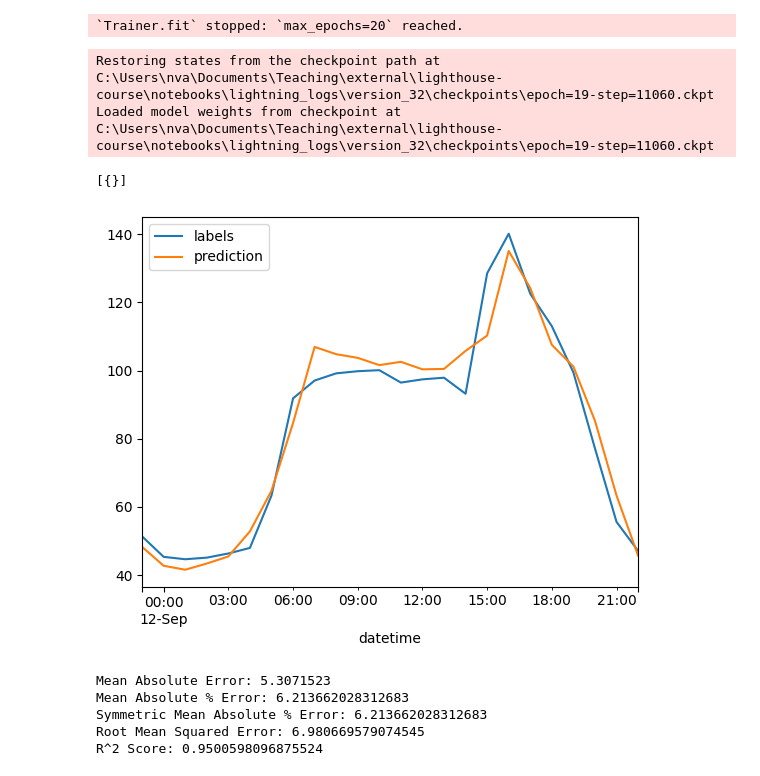
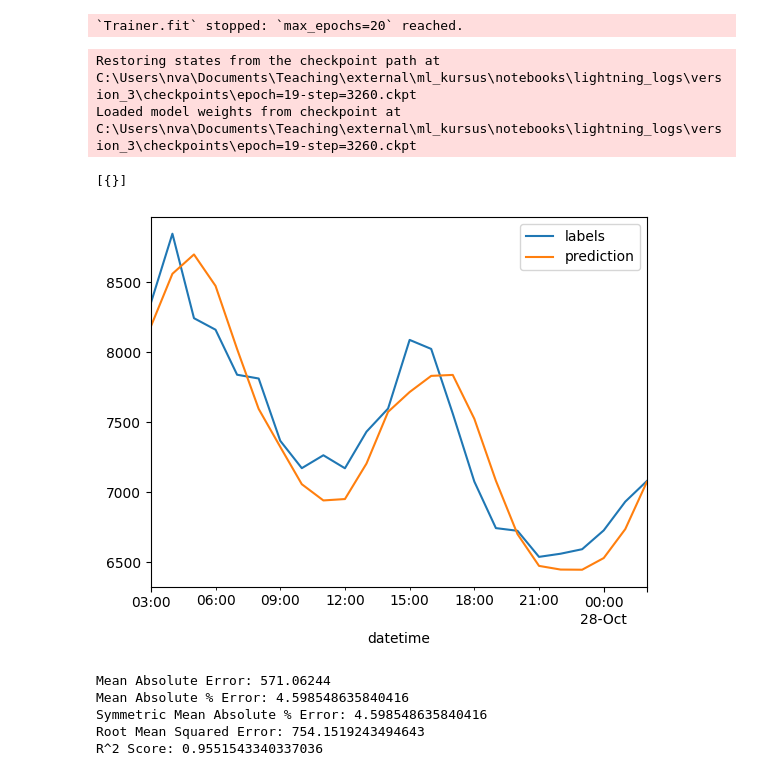
Before and after one commit to nbvanting/ml_kursus, a Jupyter notebook: notebooks/Day 1 - Part 2 - PyTorch Lightning.ipynb, the cells around one changed output. Cells and saved outputs as stored; diff of their text form; code cells hidden in the pictures.

Commit message:
commit after running notebooks

```diff
--- a/notebooks/Day 1 - Part 2 - PyTorch Lightning.ipynb
+++ b/notebooks/Day 1 - Part 2 - PyTorch Lightning.ipynb
@@ -48,4 +48,4 @@ EPOCHS = 20
 ## Data
 # %%
 # Load data
-load_data = pd.read_csv('../data/electricity_load_data.csv', index_col=['datetime'], parse_dates=True)
+load_data = pd.read_csv('../data/heat_load_data.csv', index_col=['datetime'], parse_dates=True)
@@ -179,24 +184,24 @@ trainer.fit(train_loop)
 # %%
 trainer.test(ckpt_path='best')
 # %% [output]
-Restoring states from the checkpoint path at C:\Users\nva\Documents\Teaching\external\lighthouse-course\notebooks\lightning_logs\version_32\checkpoints\epoch=19-step=11060.ckpt
-Loaded model weights from checkpoint at C:\Users\nva\Documents\Teaching\external\lighthouse-course\notebooks\lightning_logs\version_32\checkpoints\epoch=19-step=11060.ckpt
+Restoring states from the checkpoint path at C:\Users\nva\Documents\Teaching\external\ml_kursus\notebooks\lightning_logs\version_3\checkpoints\epoch=19-step=3260.ckpt
+Loaded model weights from checkpoint at C:\Users\nva\Documents\Teaching\external\ml_kursus\notebooks\lightning_logs\version_3\checkpoints\epoch=19-step=3260.ckpt
 [{}]
 # %%
 predictions, labels = train_loop.predictions, train_loop.values
 # %%
 df_result = format_predictions(predictions, labels, X_test, scaler)
 # %%
-df_result.iloc[:24].plot()
+df_result.iloc[168:168+24].plot()
 plt.show()
 # %% [output]
-[figure, old version]
+[figure, new version]
 # %%
 # Calculate error/performance metrics
 metrics = calculate_metrics(df_result['labels'], df_result['prediction'])
 # %% [output]
-Mean Absolute Error: 5.3071523
-Mean Absolute % Error: 6.213662028312683
-Symmetric Mean Absolute % Error: 6.213662028312683
-Root Mean Squared Error: 6.980669579074545
-R^2 Score: 0.9500598096875524
+Mean Absolute Error: 571.06244
+Mean Absolute % Error: 4.598548635840416
+Symmetric Mean Absolute % Error: 4.598548635840416
+Root Mean Squared Error: 754.1519243494643
+R^2 Score: 0.9551543340337036
```
Also changed, not shown: parts of 3 cells of this notebook, 1 other file.
